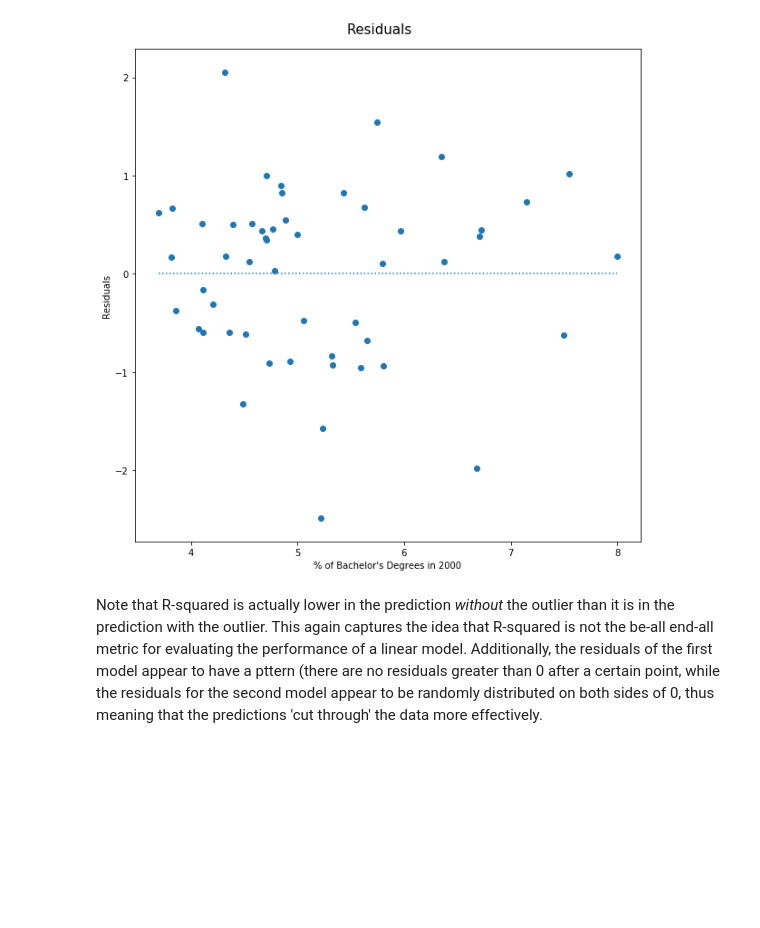
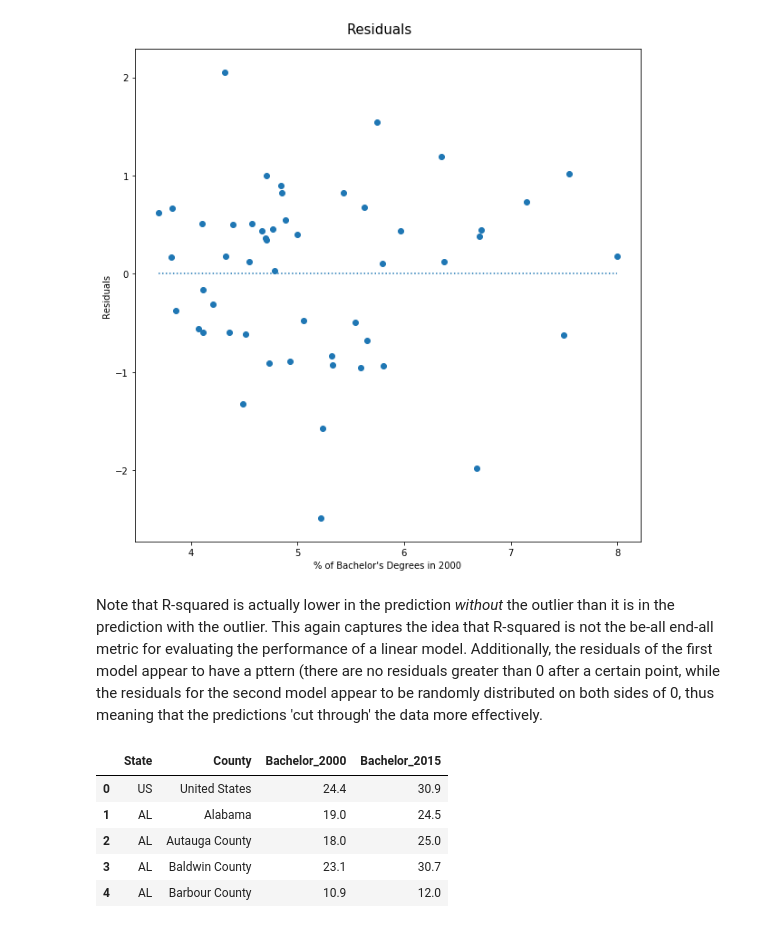
Before and after one commit to CSC217/fall_2019, a Jupyter notebook: week12-project_workshop/help_examples.ipynb, the cells around one changed output. Saved outputs shown, nothing was run; the diff lists cells and outputs as text; code cells hidden in the pictures; blank space fills up the shorter version.

```diff
--- a/week12-project_workshop/help_examples.ipynb
+++ b/week12-project_workshop/help_examples.ipynb
@@ -157,3 +163,15 @@ Text(0.5, 0.92, 'Residuals')
 [figure]
 # %% [markdown]
 Note that R-squared is actually lower in the prediction *without* the outlier than it is in the prediction with the outlier. This again captures the idea that R-squared is not the be-all end-all metric for evaluating the performance of a linear model. Additionally, the residuals of the first model appear to have a pttern (there are no residuals greater than 0 after a certain point, while the residuals for the second model appear to be randomly distributed on both sides of 0, thus meaning that the predictions 'cut through' the data more effectively.
+# %%
+# State columns in DataFrame
+column_names = list(education.columns)
+# %%
+education[column_names].head()
+# %% [output]
+|  | State | County | Bachelor_2000 | Bachelor_2015 |
+| 0 | US | United States | 24.4 | 30.9 |
+| 1 | AL | Alabama | 19.0 | 24.5 |
+| 2 | AL | Autauga County | 18.0 | 25.0 |
+| 3 | AL | Baldwin County | 23.1 | 30.7 |
+| 4 | AL | Barbour County | 10.9 | 12.0 |
```
Also changed, not shown: parts of 6 cells of this notebook.
